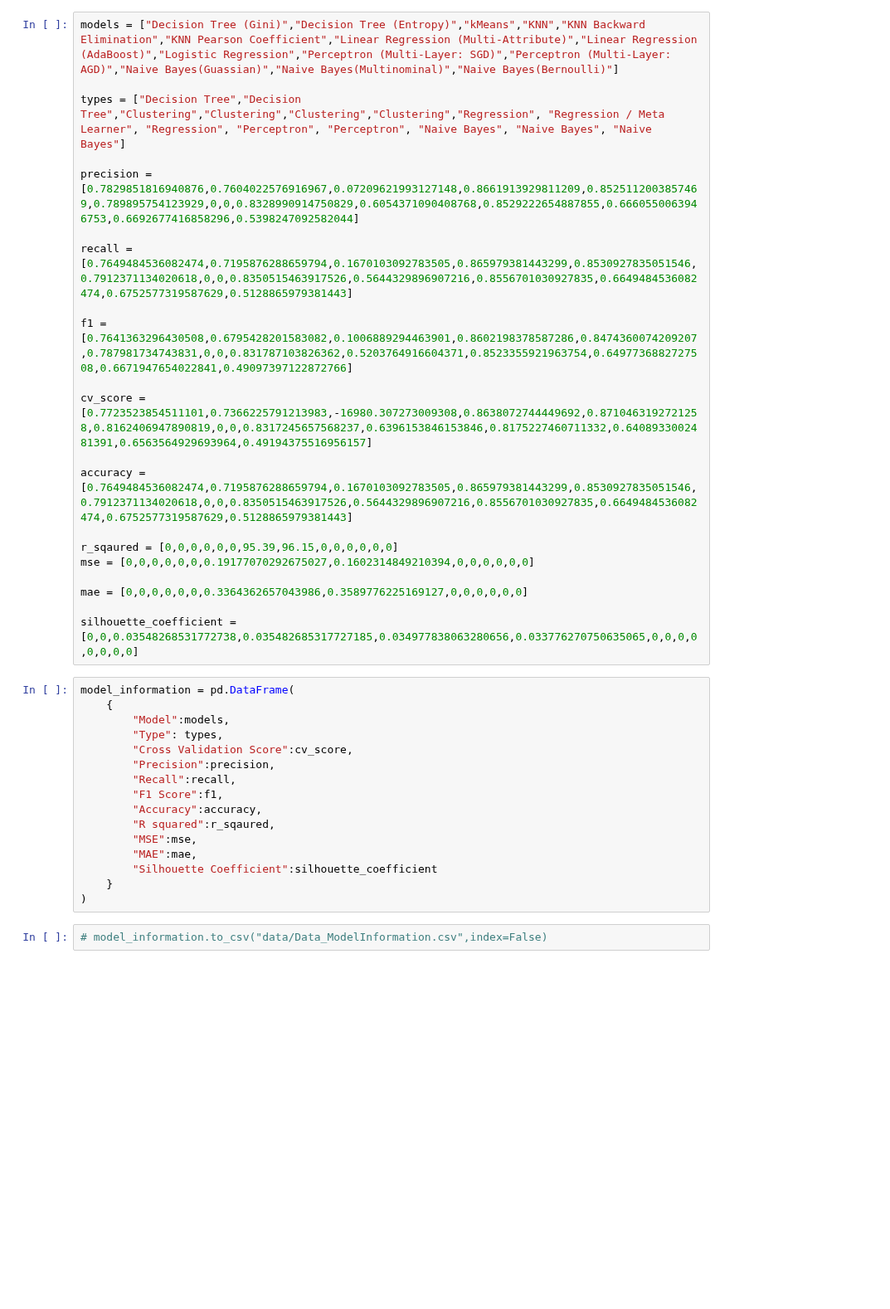
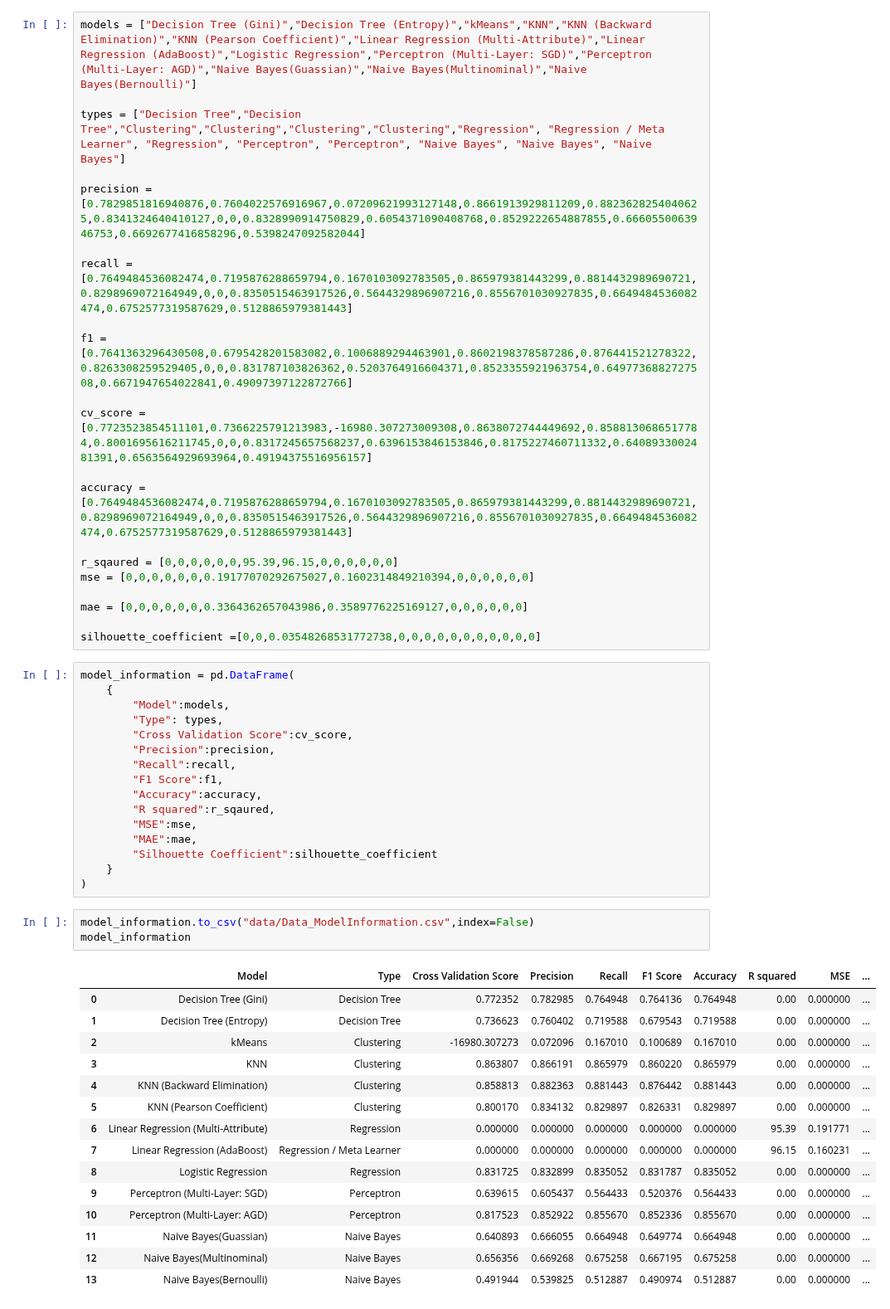
Before and after one commit to xvxvdee/CPS844_Assignment, a Jupyter notebook: Comparisions.ipynb, the cells around one changed output. Shown at 83% size. Drawn from its saved outputs; the diff is of its cells as text; blank space fills up the shorter version.

```diff
--- a/Comparisions.ipynb
+++ b/Comparisions.ipynb
@@ -4,26 +4,26 @@
 import pandas as pd
 import numpy as np
 # %%
-models = ["Decision Tree (Gini)","Decision Tree (Entropy)","kMeans","KNN","KNN Backward Elimination","KNN Pearson Coefficient","Linear Regression (Multi-Attribute)","Linear Regression (AdaBoost)","Logistic Regression","Perceptron (Multi-Layer: SGD)","Perceptron (Multi-Layer: AGD)","Naive Bayes(Guassian)","Naive Bayes(Multinominal)","Naive Bayes(Bernoulli)"]
+models = ["Decision Tree (Gini)","Decision Tree (Entropy)","kMeans","KNN","KNN (Backward Elimination)","KNN (Pearson Coefficient)","Linear Regression (Multi-Attribute)","Linear Regression (AdaBoost)","Logistic Regression","Perceptron (Multi-Layer: SGD)","Perceptron (Multi-Layer: AGD)","Naive Bayes(Guassian)","Naive Bayes(Multinominal)","Naive Bayes(Bernoulli)"]
 
 types = ["Decision Tree","Decision Tree","Clustering","Clustering","Clustering","Clustering","Regression", "Regression / Meta Learner", "Regression", "Perceptron", "Perceptron", "Naive Bayes", "Naive Bayes", "Naive Bayes"]
 
-precision = [0.7829851816940876,0.7604022576916967,0.07209621993127148,0.8661913929811209,0.8525112003857469,0.789895754123929,0,0,0.8328990914750829,0.6054371090408768,0.8529222654887855,0.6660550063946753,0.6692677416858296,0.5398247092582044]
+precision = [0.7829851816940876,0.7604022576916967,0.07209621993127148,0.8661913929811209,0.8823628254040625,0.8341324640410127,0,0,0.8328990914750829,0.6054371090408768,0.8529222654887855,0.6660550063946753,0.6692677416858296,0.5398247092582044]
 
-recall = [0.7649484536082474,0.7195876288659794,0.1670103092783505,0.865979381443299,0.8530927835051546,0.7912371134020618,0,0,0.8350515463917526,0.5644329896907216,0.8556701030927835,0.6649484536082474,0.6752577319587629,0.5128865979381443]
+recall = [0.7649484536082474,0.7195876288659794,0.1670103092783505,0.865979381443299,0.8814432989690721,0.8298969072164949,0,0,0.8350515463917526,0.5644329896907216,0.8556701030927835,0.6649484536082474,0.6752577319587629,0.5128865979381443]
 
-f1 = [0.7641363296430508,0.6795428201583082,0.1006889294463901,0.8602198378587286,0.8474360074209207,0.787981734743831,0,0,0.831787103826362,0.5203764916604371,0.8523355921963754,0.6497736882727508,0.6671947654022841,0.49097397122872766]
+f1 = [0.7641363296430508,0.6795428201583082,0.1006889294463901,0.8602198378587286,0.876441521278322,0.8263308259529405,0,0,0.831787103826362,0.5203764916604371,0.8523355921963754,0.6497736882727508,0.6671947654022841,0.49097397122872766]
 
-cv_score = [0.7723523854511101,0.7366225791213983,-16980.307273009308,0.8638072744449692,0.8710463192721258,0.8162406947890819,0,0,0.8317245657568237,0.6396153846153846,0.8175227460711332,0.6408933002481391,0.6563564929693964,0.49194375516956157]
+cv_score = [0.7723523854511101,0.7366225791213983,-16980.307273009308,0.8638072744449692,0.8588130686517784,0.8001695616211745,0,0,0.8317245657568237,0.6396153846153846,0.8175227460711332,0.6408933002481391,0.6563564929693964,0.49194375516956157]
 
-accuracy = [0.7649484536082474,0.7195876288659794,0.1670103092783505,0.865979381443299,0.8530927835051546,0.7912371134020618,0,0,0.8350515463917526,0.5644329896907216,0.8556701030927835,0.6649484536082474,0.6752577319587629,0.5128865979381443]
+accuracy = [0.7649484536082474,0.7195876288659794,0.1670103092783505,0.865979381443299,0.8814432989690721,0.8298969072164949,0,0,0.8350515463917526,0.5644329896907216,0.8556701030927835,0.6649484536082474,0.6752577319587629,0.5128865979381443]
 
 r_sqaured = [0,0,0,0,0,0,95.39,96.15,0,0,0,0,0,0]
 mse = [0,0,0,0,0,0,0.19177070292675027,0.1602314849210394,0,0,0,0,0,0]
 
 mae = [0,0,0,0,0,0,0.3364362657043986,0.3589776225169127,0,0,0,0,0,0]
 
-silhouette_coefficient =[0,0,0.03548268531772738,0.035482685317727185,0.034977838063280656,0.033776270750635065,0,0,0,0,0,0,0,0]
+silhouette_coefficient =[0,0,0.03548268531772738,0,0,0,0,0,0,0,0,0,0,0]
 # %%
 model_information = pd.DataFrame(
     {
@@ -41,7 +41,24 @@ model_information = pd.DataFrame(
     }
 )
 # %%
-# model_information.to_csv("data/Data_ModelInformation.csv",index=False)
+model_information.to_csv("data/Data_ModelInformation.csv",index=False)
+model_information
+# %% [output]
+|  | Model | Type | Cross Validation Score | Precision | Recall | F1 Score | Accuracy | R squared | MSE | ... |
+| 0 | Decision Tree (Gini) | Decision Tree | 0.772352 | 0.782985 | 0.764948 | 0.764136 | 0.764948 | 0.00 | 0.000000 | ... |
+| 1 | Decision Tree (Entropy) | Decision Tree | 0.736623 | 0.760402 | 0.719588 | 0.679543 | 0.719588 | 0.00 | 0.000000 | ... |
+| 2 | kMeans | Clustering | -16980.307273 | 0.072096 | 0.167010 | 0.100689 | 0.167010 | 0.00 | 0.000000 | ... |
+| 3 | KNN | Clustering | 0.863807 | 0.866191 | 0.865979 | 0.860220 | 0.865979 | 0.00 | 0.000000 | ... |
+| 4 | KNN (Backward Elimination) | Clustering | 0.858813 | 0.882363 | 0.881443 | 0.876442 | 0.881443 | 0.00 | 0.000000 | ... |
+| 5 | KNN (Pearson Coefficient) | Clustering | 0.800170 | 0.834132 | 0.829897 | 0.826331 | 0.829897 | 0.00 | 0.000000 | ... |
+| 6 | Linear Regression (Multi-Attribute) | Regression | 0.000000 | 0.000000 | 0.000000 | 0.000000 | 0.000000 | 95.39 | 0.191771 | ... |
+| 7 | Linear Regression (AdaBoost) | Regression / Meta Learner | 0.000000 | 0.000000 | 0.000000 | 0.000000 | 0.000000 | 96.15 | 0.160231 | ... |
+| 8 | Logistic Regression | Regression | 0.831725 | 0.832899 | 0.835052 | 0.831787 | 0.835052 | 0.00 | 0.000000 | ... |
+| 9 | Perceptron (Multi-Layer: SGD) | Perceptron | 0.639615 | 0.605437 | 0.564433 | 0.520376 | 0.564433 | 0.00 | 0.000000 | ... |
+| 10 | Perceptron (Multi-Layer: AGD) | Perceptron | 0.817523 | 0.852922 | 0.855670 | 0.852336 | 0.855670 | 0.00 | 0.000000 | ... |
+| 11 | Naive Bayes(Guassian) | Naive Bayes | 0.640893 | 0.666055 | 0.664948 | 0.649774 | 0.664948 | 0.00 | 0.000000 | ... |
+| 12 | Naive Bayes(Multinominal) | Naive Bayes | 0.656356 | 0.669268 | 0.675258 | 0.667195 | 0.675258 | 0.00 | 0.000000 | ... |
+| 13 | Naive Bayes(Bernoulli) | Naive Bayes | 0.491944 | 0.539825 | 0.512887 | 0.490974 | 0.512887 | 0.00 | 0.000000 | ... |
 # %%
 import plotly.graph_objects as go
 def tabulate_df(df,title):
```
Also changed, not shown: parts of 2 cells of this notebook, 1 other file.
